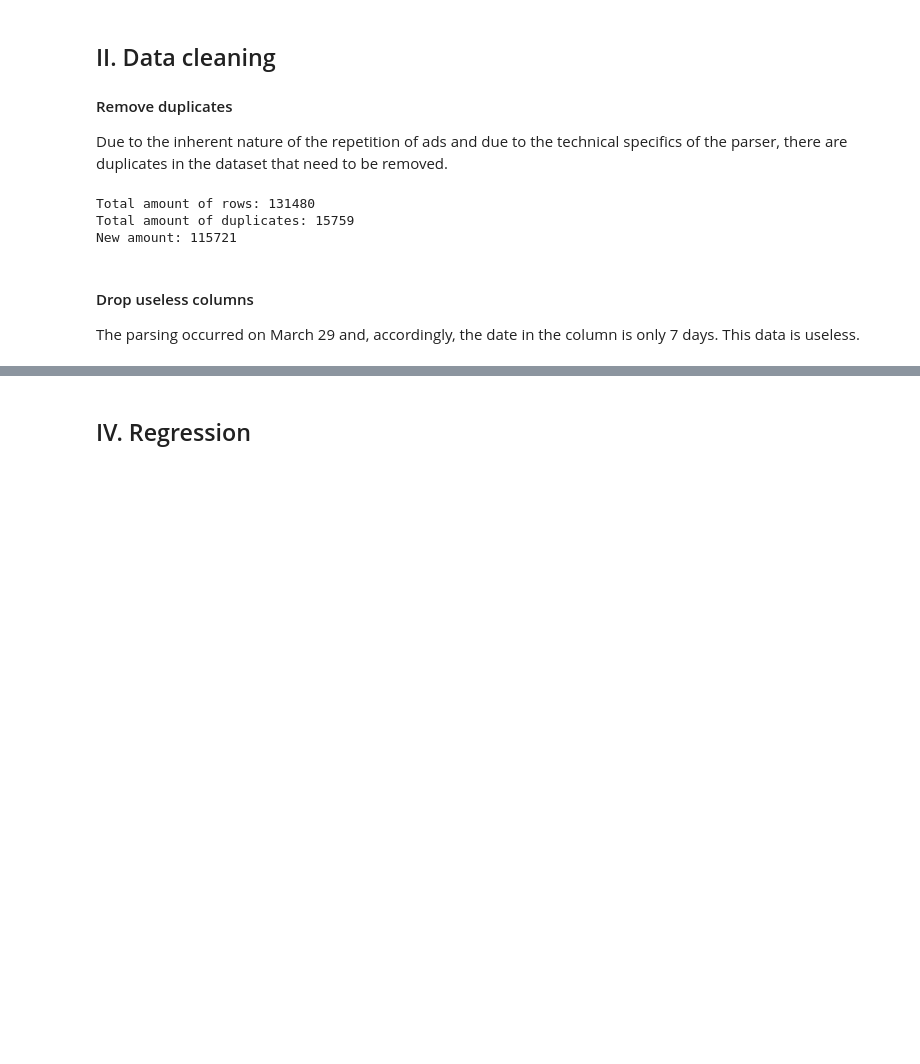
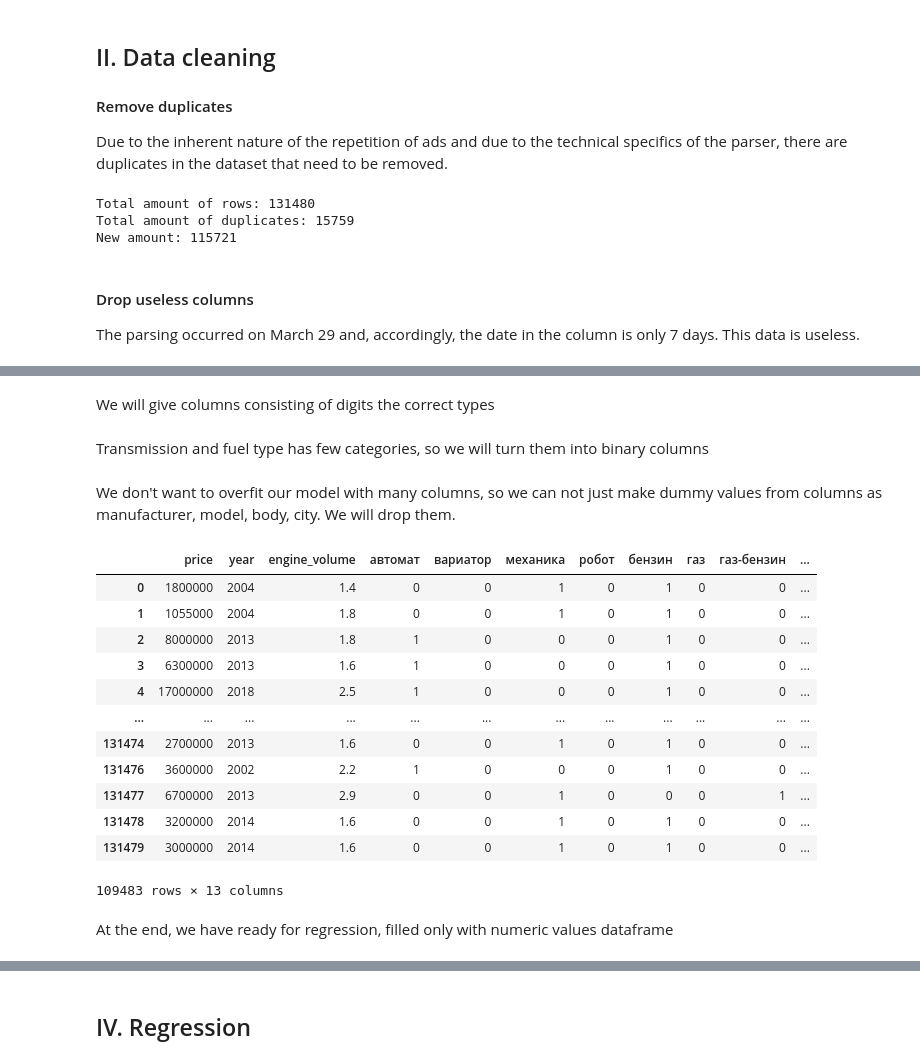
Before and after one commit to khandosaly/KolesaPrediction, a Jupyter notebook: notebook.ipynb, the cells around one changed output, grey strips where cells are left out. Saved outputs shown, nothing was run; the diff lists cells and outputs as text; code cells hidden in the pictures; blank space fills up the shorter version.

```diff
--- a/notebook.ipynb
+++ b/notebook.ipynb
@@ -46,0 +90,7 @@ All days in dataset: ['29 марта' '25 марта' '23 марта' '24 мар
+# %%
+df['engine_volume'] = df['engine_volume'].astype(str)
+df['engine_volume'] = df['engine_volume'].apply(lambda x: None if x in ['газ', 'бензин', 'электричество'] else x)
+df['body'] = df['body'].apply(lambda x: None if x.strip()=='л' else x)
+df['fuel_type'] = df['fuel_type'].apply(lambda x: None if x in ['КПП Автомат', 'КПП механика', 'правый руль'] else x)
+df['transmission'] = df['transmission'].apply(lambda x: x if x in ['механика', 'автомат', 'вариатор', 'робот'] else None)
+df.dropna(inplace=True)
@@ -46,0 +161,31 @@ All days in dataset: ['29 марта' '25 марта' '23 марта' '24 мар
+# %% [markdown]
+We will give columns consisting of digits the correct types
+# %%
+df['price'] = df['price'].apply(lambda x: x.replace(' ', '')).astype(int)
+df['engine_volume'] = df['engine_volume'].astype(float)
+# %% [markdown]
+Transmission and fuel type has few categories, so we will turn them into binary columns
+# %%
+df = df.join(pd.get_dummies(df.transmission))
+df = df.join(pd.get_dummies(df.fuel_type))
+# %% [markdown]
+We don't want to overfit our model with many columns, so we can not just make dummy values from columns as manufacturer, model, body, city. We will drop them.
+# %%
+df_num = df.drop(['manufacturer', 'model', 'body', 'fuel_type', 'transmission', 'city'], axis=1)
+df_num
+# %% [output]
+|  | price | year | engine_volume | автомат | вариатор | механика | робот | бензин | газ | газ-бензин | ... |
+| 0 | 1800000 | 2004 | 1.4 | 0 | 0 | 1 | 0 | 1 | 0 | 0 | ... |
+| 1 | 1055000 | 2004 | 1.8 | 0 | 0 | 1 | 0 | 1 | 0 | 0 | ... |
+| 2 | 8000000 | 2013 | 1.8 | 1 | 0 | 0 | 0 | 1 | 0 | 0 | ... |
+| 3 | 6300000 | 2013 | 1.6 | 1 | 0 | 0 | 0 | 1 | 0 | 0 | ... |
+| 4 | 17000000 | 2018 | 2.5 | 1 | 0 | 0 | 0 | 1 | 0 | 0 | ... |
+| ... | ... | ... | ... | ... | ... | ... | ... | ... | ... | ... | ... |
+| 131474 | 2700000 | 2013 | 1.6 | 0 | 0 | 1 | 0 | 1 | 0 | 0 | ... |
+| 131476 | 3600000 | 2002 | 2.2 | 1 | 0 | 0 | 0 | 1 | 0 | 0 | ... |
+| 131477 | 6700000 | 2013 | 2.9 | 0 | 0 | 1 | 0 | 0 | 0 | 1 | ... |
+| 131478 | 3200000 | 2014 | 1.6 | 0 | 0 | 1 | 0 | 1 | 0 | 0 | ... |
+| 131479 | 3000000 | 2014 | 1.6 | 0 | 0 | 1 | 0 | 1 | 0 | 0 | ... |
+109483 rows × 13 columns
+# %% [markdown]
+At the end, we have ready for regression, filled only with numeric values dataframe
```
Also changed, not shown: parts of 16 cells of this notebook.
